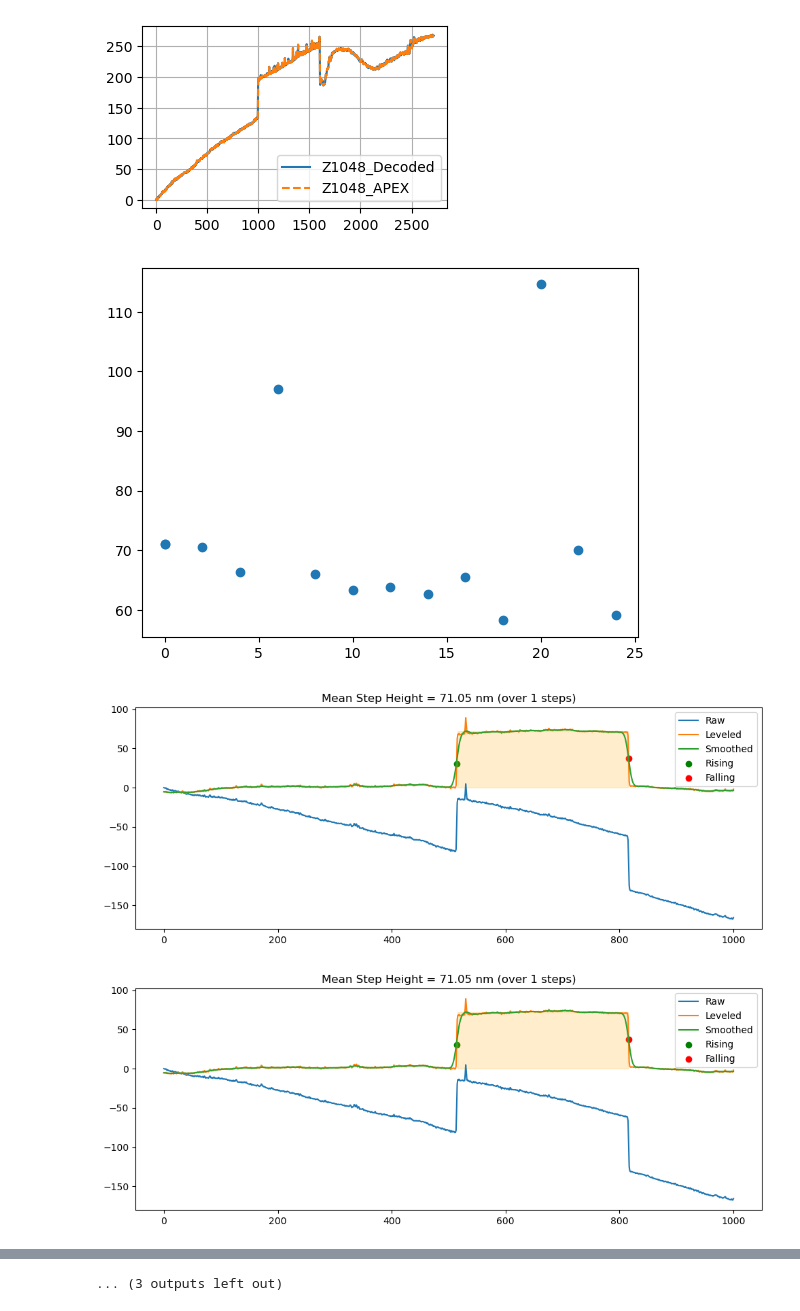
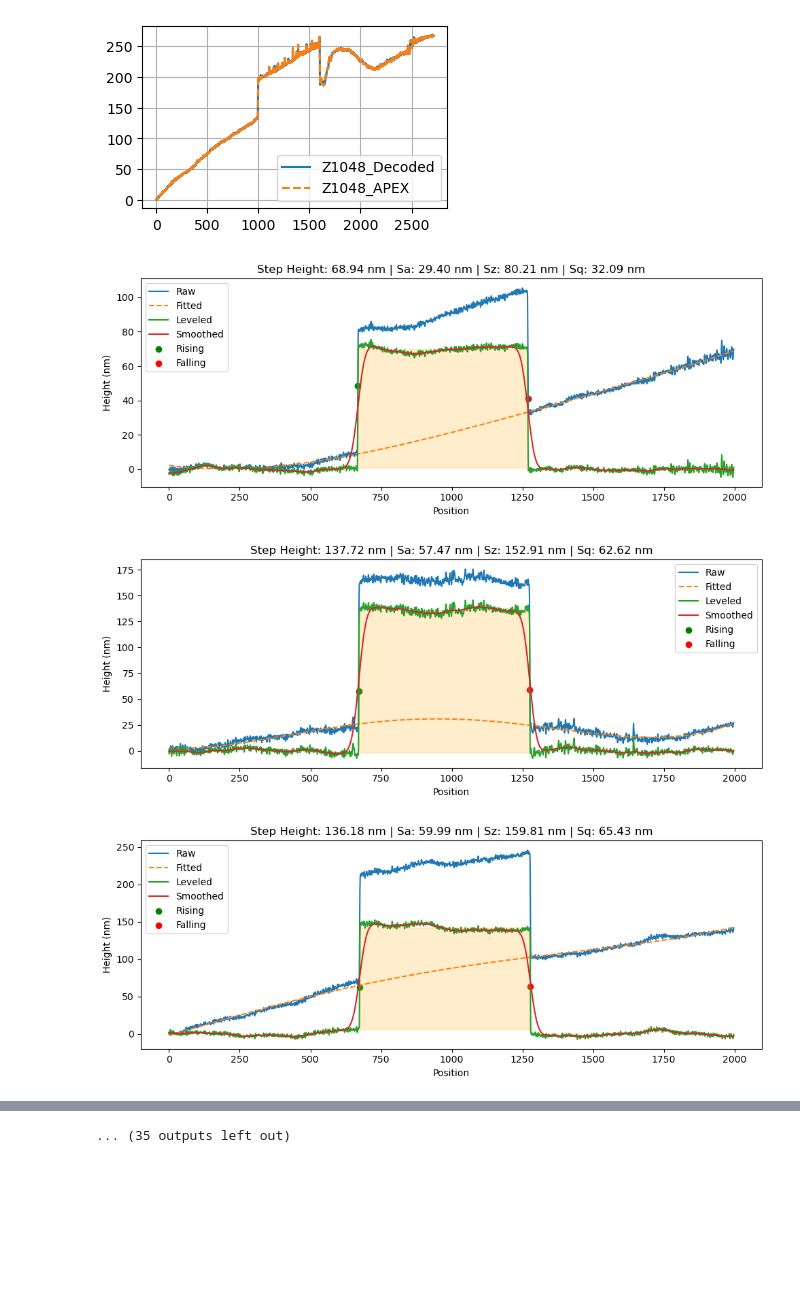
Before and after one commit to duxinyi1996/P7_dat2txt, a Jupyter notebook: P7_dat2txt.ipynb, the cells around one changed output, grey strips where cells are left out. Saved outputs shown, nothing was run; the diff lists cells and outputs as text; code cells hidden in the pictures; blank space fills up the shorter version.

Commit message:
Add uniformity corr output

```diff
--- a/P7_dat2txt.ipynb
+++ b/P7_dat2txt.ipynb
@@ -12,12 +12,16 @@ def batch_convert_folder(folder_path, extension=".txt", mute = False):
         folder_path (str): Path to directory with .dat files
         extension (str): Output extension
     """
-    files = [f for f in os.listdir(folder_path) if f.endswith(".dat")]
+    files = []
+    for root, _, filenames in os.walk(folder_path):
+        for f in filenames:
+            if f.endswith(".dat"):
+                files.append(os.path.join(root, f))
     data = {}
-    for fname in files:
-        file_path = os.path.join(folder_path, fname)
+    for file_path in files:
+        fname = os.path.basename(file_path)
         z = convert_dat(file_path, extension, mute)
-        data.update({fname:z})
+        data.update({file_path:z})
     return data
 
 def batch_convert_file(file, extension=".txt", mute = False):
@@ -36,7 +40,7 @@ def batch_convert_file(file, extension=".txt", mute = False):
     for file_path in files:
         fname = os.path.basename(file_path)
         z = convert_dat(file_path, extension, mute)
-        data.update({fname:z})
+        data.update({file_path:z})
     return data
 
 def convert_dat(file_path, extension=".txt", mute = False):
@@ -52,7 +56,7 @@ def convert_dat(file_path, extension=".txt", mute = False):
             print(f"Saved: {output_name}")
         return np.array(z)
     except Exception as e:
-        print(f"Failed on {fname}: {e}")
+        print(f"Failed on {file_path}: {e}")
 
 
 def decode_fixed_point(int_part, frac_part):
@@ -282,21 +333,13 @@ for fname in fname_list:
 [figure]
 # %%
 # Example 3: level the z and auto process step height
-folder = r"C:\Users\xd255\OneDrive - Cornell University\CNF\Data\20250716_Unifomity_forCorr_45deg_5As_1000A\data"
+folder = r"C:\Users\xd255\OneDrive - Cornell University\CNF\Data\20250728_UniformityCorr_45deg3As1000A"
 folder_data = batch_convert_folder(folder, mute=True)
-# - Mute plot and alarm export the height value
-position = []
-height = []
-for key, value in folder_data.items():
-    step = measure_step_height(value, plot=False)
-    position.append(float(re.findall(r'\d+', key)[0]))
-    height.append(step)
-plt.scatter(position,height)
-plt.show()
 # - Plot for visualization
 for key, value in folder_data.items():
-    step = measure_step_height(value, plot=True)
+    profile = StepProfile(value,sigma=20,threshold=0.6)
+    profile.plot()
 # %% [output]
-[figure, old version]
+[figure, new version]
-[figure, old version]
+[figure, new version]
-[figure, old version]
+[figure, new version]
@@ -312 +355 @@ for key, value in folder_data.items():
-... (3 outputs left out)
+... (35 outputs left out)
```
Also changed, not shown: parts of 4 cells of this notebook.
